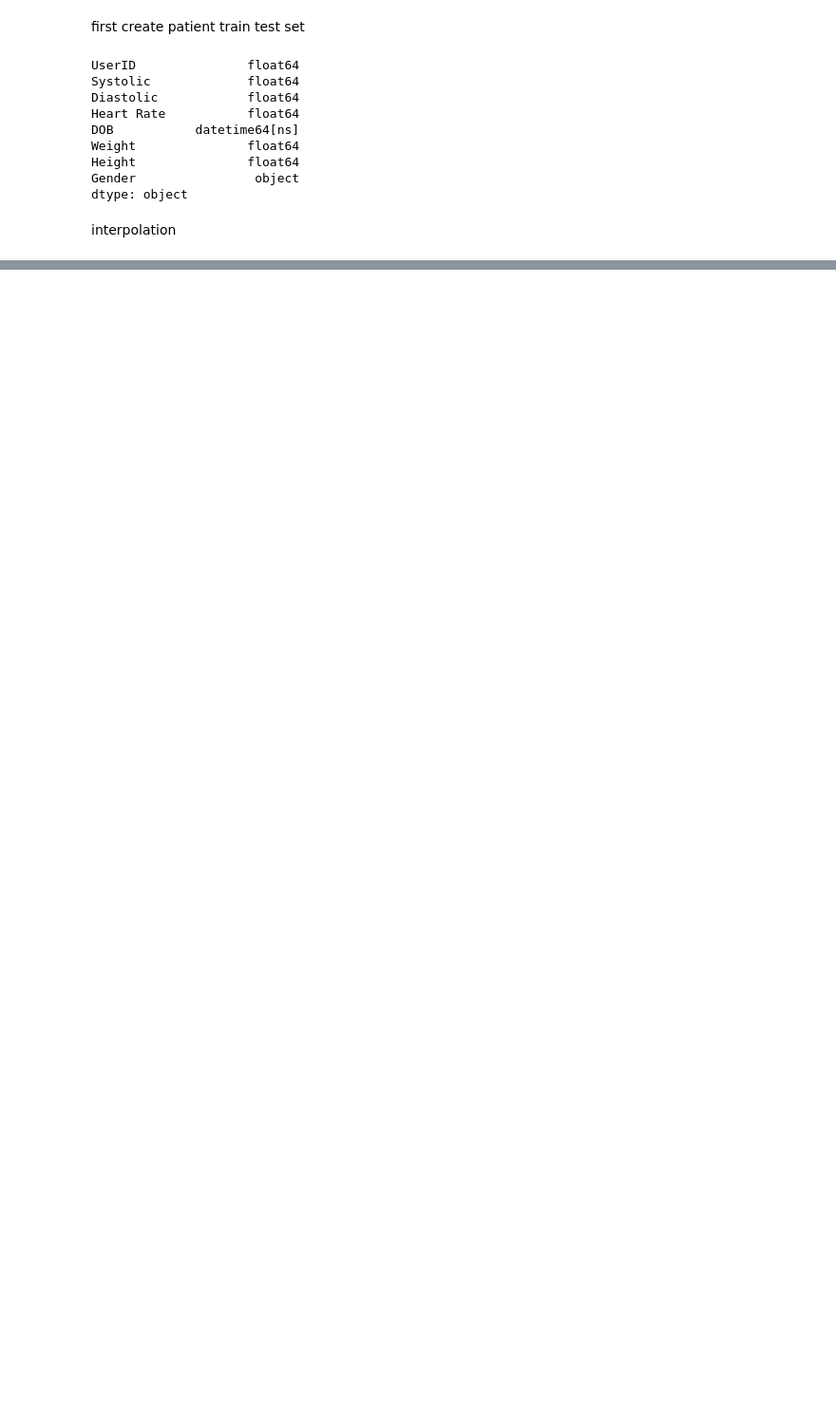
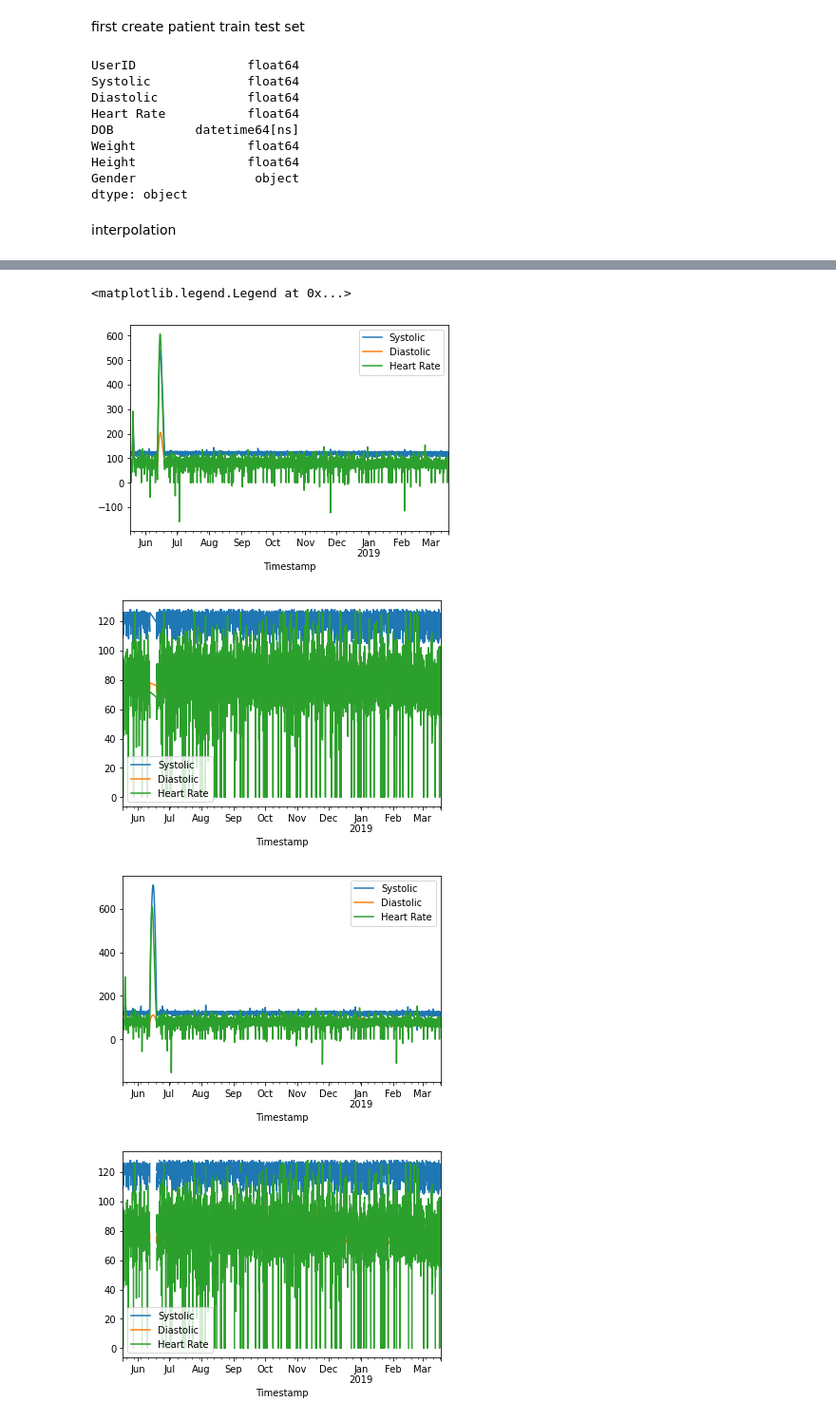
Before and after one commit to amylpm/Hypertension_prediction, a Jupyter notebook: Hypertension(regularly sampled data)/Codebase(previous paper codes)/Hypertension_code_amy/imputation missing value.ipynb, the cells around one changed output, grey strips where cells are left out. Shown at 95% size. Cells and saved outputs as stored; diff of their text form; code cells hidden in the pictures; blank space fills up the shorter version.

```diff
--- a/Hypertension(regularly sampled data)/Codebase(previous paper codes)/Hypertension_code_amy/imputation missing value.ipynb
+++ b/Hypertension(regularly sampled data)/Codebase(previous paper codes)/Hypertension_code_amy/imputation missing value.ipynb
@@ -66,4 +72,7 @@ p9690_hr_train,p9690_hr_test= np.split(p9690_s, [int(.7 *len(p9690))])
 # %% [markdown]
 interpolation
 # %%
-p9690_s_train.interpolate(method='polynomial', order=2).plot()
+df_poly_imputed = p10049_all.interpolate(method='polynomial', order=2)
+df_time_imputed = p10049_all.interpolate(method='time')
+df_spline_imputed = p10049_all.interpolate(method='spline', order=2)
+df_barycentric_imputed = p10049_all.interpolate(method='barycentric', order=2)
@@ -152,0 +125,17 @@ fig = df_knn_imputed.plot(x='Diastolic', y='Heart Rate', kind='scatter', c=null_
+# %%
+figsize=(40,15)
+df_poly_imputed.plot()
+df_time_imputed.plot()
+df_spline_imputed.plot()
+df_barycentric_imputed.plot()
+df_mice_imputed.plot()
+df_knn_imputed.plot()
+#lines, labels = plt.gca().get_legend_handles_labels()
+#labels = ['linear', 'time' ,'spline','barycentric']
+plt.legend(lines, labels, loc='best')
+# %% [output]
+<matplotlib.legend.Legend at 0x...>
+[figure, added]
+[figure, added]
+[figure, added]
+[figure, added]
```
Also changed, not shown: parts of 33 cells of this notebook, 1 other file.
